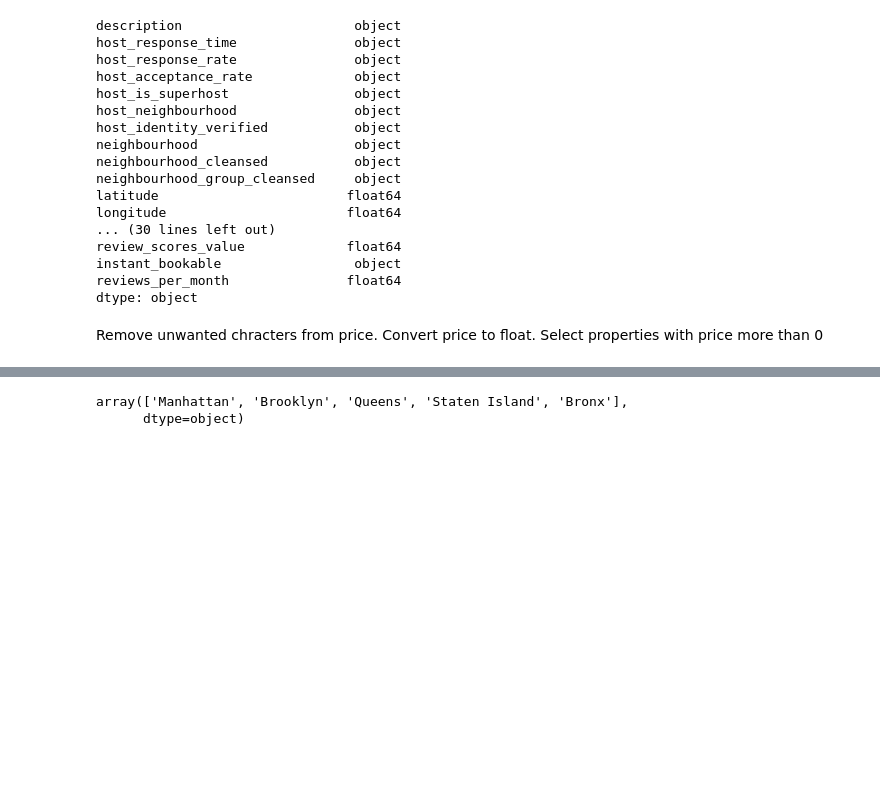
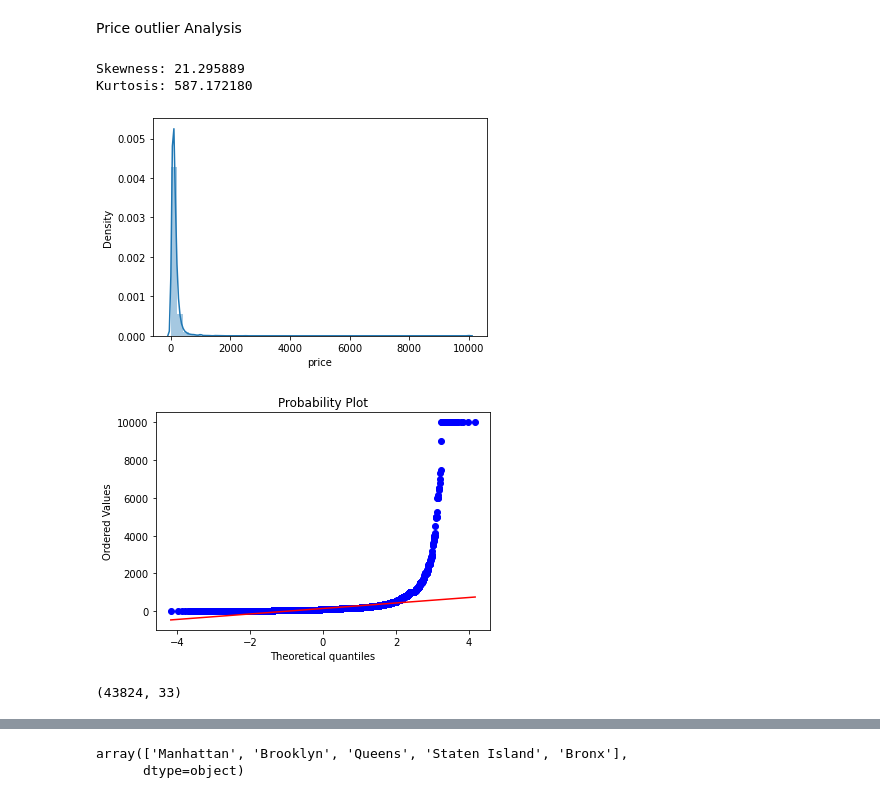
Before and after one commit to mann579/AirBnBMachineLearning, a Jupyter notebook: airbnbdata.ipynb, the cells around one changed output, grey strips where cells are left out. Cells and saved outputs as stored; diff of their text form; code cells hidden in the pictures; blank space fills up the shorter version.

```diff
--- a/airbnbdata.ipynb
+++ b/airbnbdata.ipynb
@@ -38,0 +81,4 @@ data = pd.read_csv('/content/listings.csv')
+# %%
+data.loc[data['instant_bookable'] == 'f',['instant_bookable']] = '0'
+data.loc[data['instant_bookable'] == 't',['instant_bookable']] = '1'
+data.instant_bookable = data.instant_bookable.astype(int)
@@ -38,0 +87,3 @@ data = pd.read_csv('/content/listings.csv')
+# %%
+data['host_response_rate'] = data['host_response_rate'].str.replace("%", "").astype("float")
+data['host_response_rate'].fillna(value=np.mean(data['host_response_rate']), inplace=True)
@@ -39,3 +111,8 @@ data = pd.read_csv('/content/listings.csv')
+# %%
+data.loc[data['host_identity_verified'] == 'f',['host_identity_verified']] = '0'
+data.loc[data['host_identity_verified'] == 't',['host_identity_verified']] = '1'
+data.instant_bookable = data.instant_bookable.astype(int)
+data['host_identity_verified'].fillna(0, inplace=True)
 # %%
 data.shape
 # %% [output]
@@ -50,22 +119,0 @@ data = data.drop(['id','listing_url','scrape_id','last_scraped','name','neighbor
-# %%
-data.dtypes
-# %% [output]
-description                      object
-host_response_time               object
-host_response_rate               object
-host_acceptance_rate             object
-host_is_superhost                object
-host_neighbourhood               object
-host_identity_verified           object
-neighbourhood                    object
-neighbourhood_cleansed           object
-neighbourhood_group_cleansed     object
-latitude                        float64
-longitude                       float64
-... (30 lines left out)
-review_scores_value             float64
-instant_bookable                 object
-reviews_per_month               float64
-dtype: object
-# %% [markdown]
-Remove unwanted chracters from price. Convert price to float. Select properties with price more than 0
@@ -76,0 +120,18 @@ data = data[data.price > 0]
+# %% [markdown]
+Price outlier Analysis
+# %%
+sns.distplot(data['price'], kde=True,);
+fig = plt.figure()
+res = stats.probplot(data['price'], plot=plt)
+print("Skewness: %f" % data['price'].skew())
+print("Kurtosis: %f" % data['price'].kurt())
+# %% [output]
+Skewness: 21.295889
+Kurtosis: 587.172180
+[figure, added]
+[figure, added]
+# %%
+data = data[data.price <= 600]
+data.shape
+# %% [output]
+(43824, 33)
```
Also changed, not shown: parts of 67 cells of this notebook, 1 other file.
